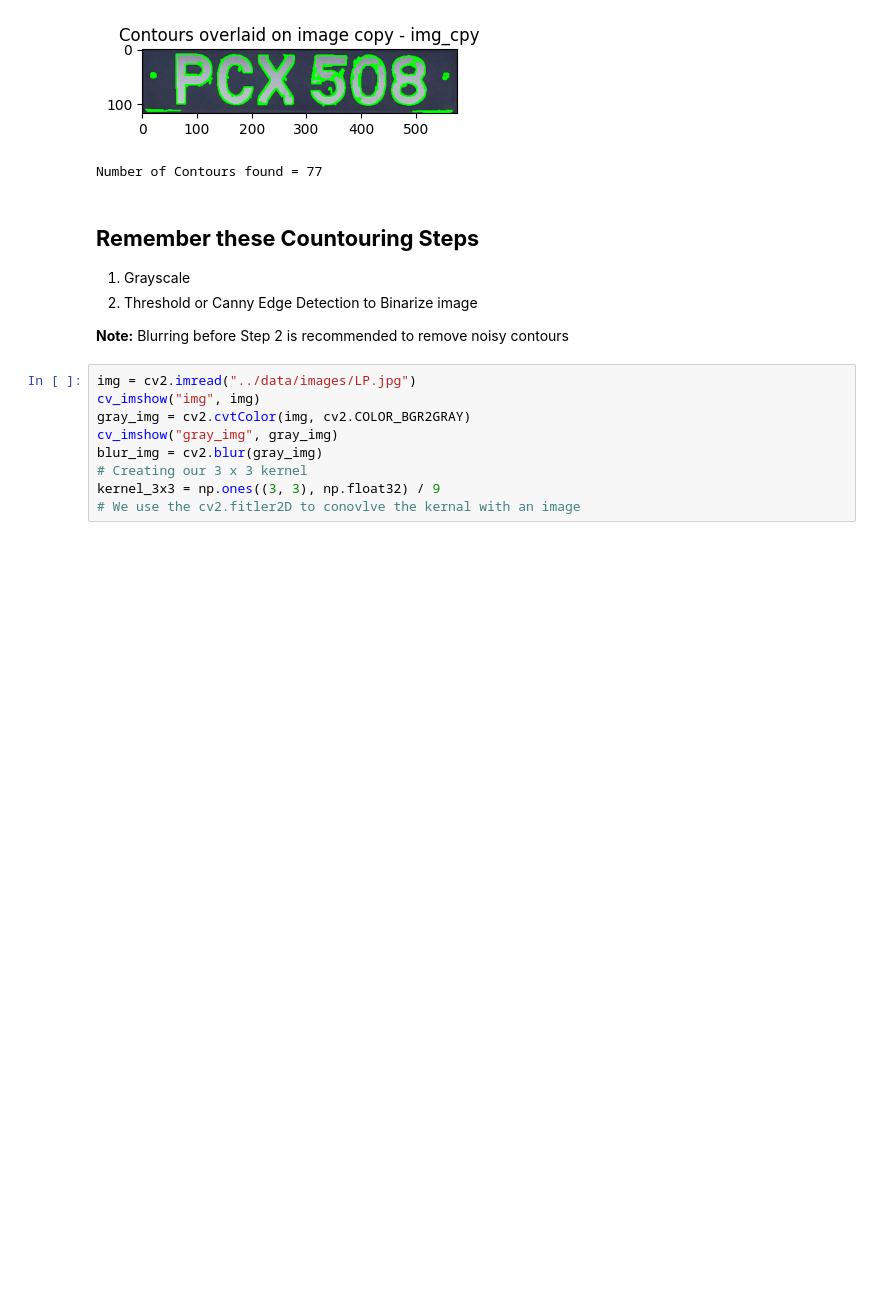
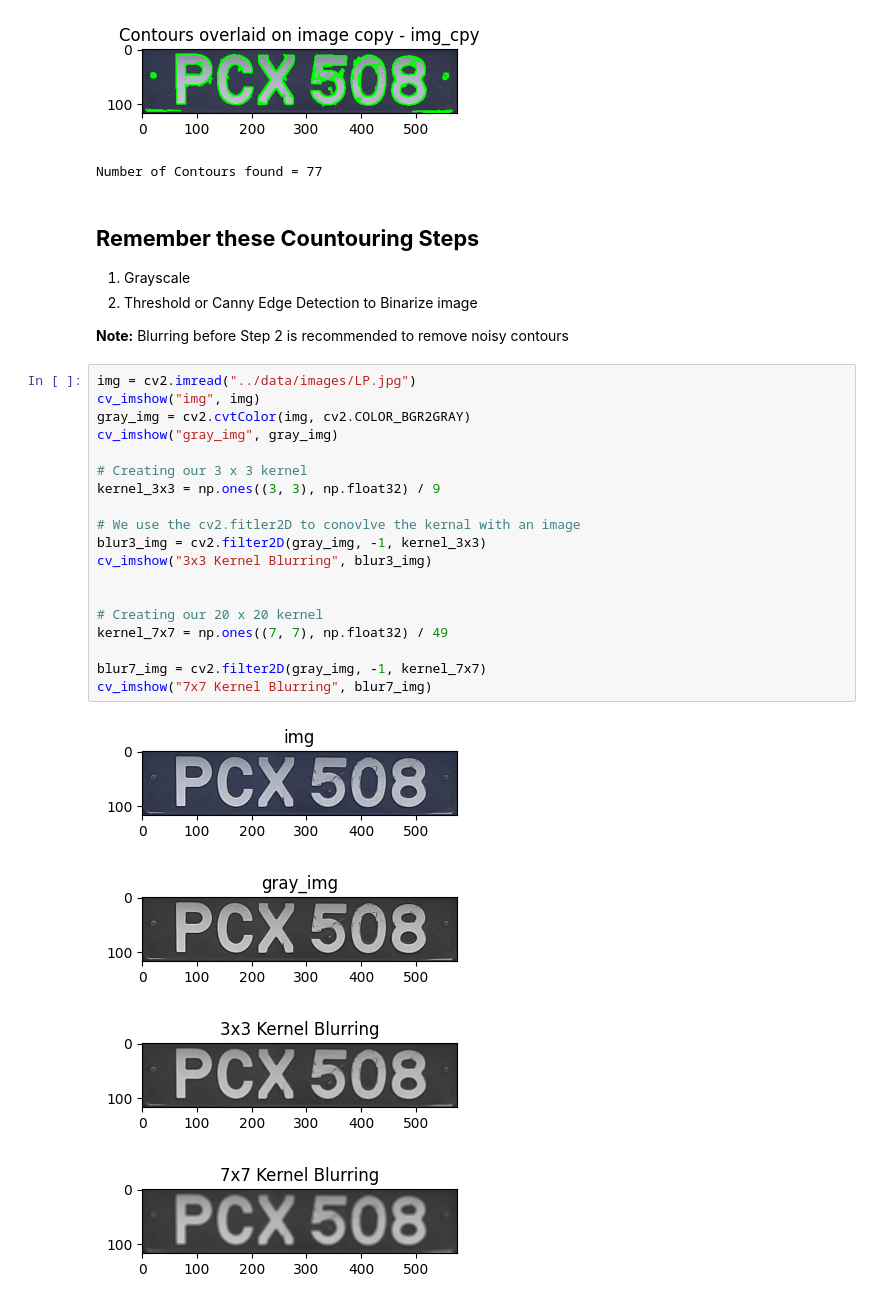
Before and after one commit to Sabbha20/pytorch2024, a Jupyter notebook: 001 - Image Segements/001 - Contours Drawing.ipynb, the cells around one changed output. Cells and saved outputs as stored; diff of their text form; blank space fills up the shorter version.

```diff
--- a/001 - Image Segements/001 - Contours Drawing.ipynb
+++ b/001 - Image Segements/001 - Contours Drawing.ipynb
@@ -126,9 +126,24 @@ Number of Contours found = 77
 # %%
 img = cv2.imread("../data/images/LP.jpg")
 cv_imshow("img", img)
 gray_img = cv2.cvtColor(img, cv2.COLOR_BGR2GRAY)
 cv_imshow("gray_img", gray_img)
-blur_img = cv2.blur(gray_img)
+
 # Creating our 3 x 3 kernel
 kernel_3x3 = np.ones((3, 3), np.float32) / 9
+
 # We use the cv2.fitler2D to conovlve the kernal with an image
+blur3_img = cv2.filter2D(gray_img, -1, kernel_3x3)
+cv_imshow("3x3 Kernel Blurring", blur3_img)
+
+
+# Creating our 20 x 20 kernel
+kernel_7x7 = np.ones((7, 7), np.float32) / 49
+
+blur7_img = cv2.filter2D(gray_img, -1, kernel_7x7)
+cv_imshow("7x7 Kernel Blurring", blur7_img)
+# %% [output]
+[figure, added]
+[figure, added]
+[figure, added]
+[figure, added]
```
Also changed, not shown: parts of 7 cells of this notebook.
